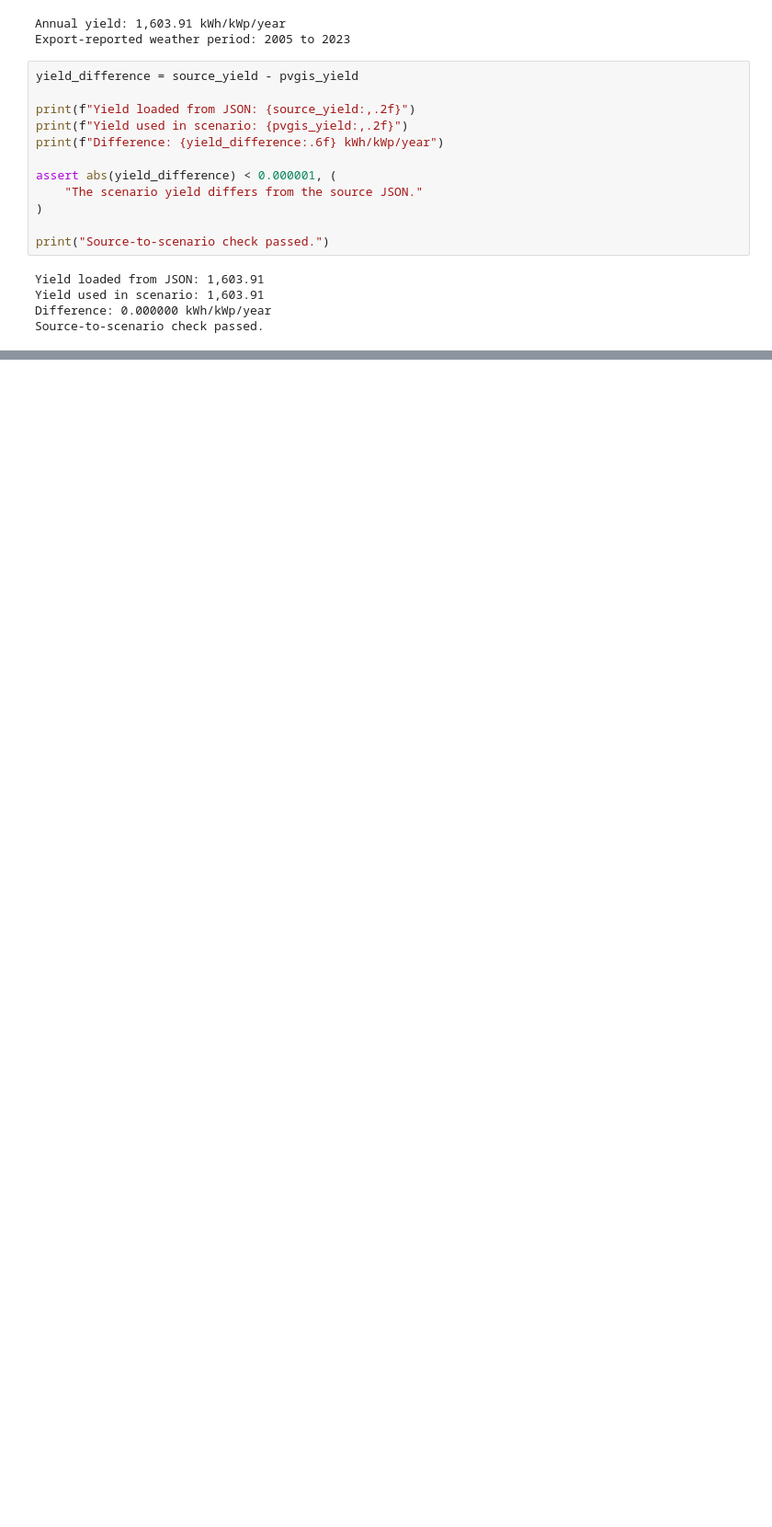
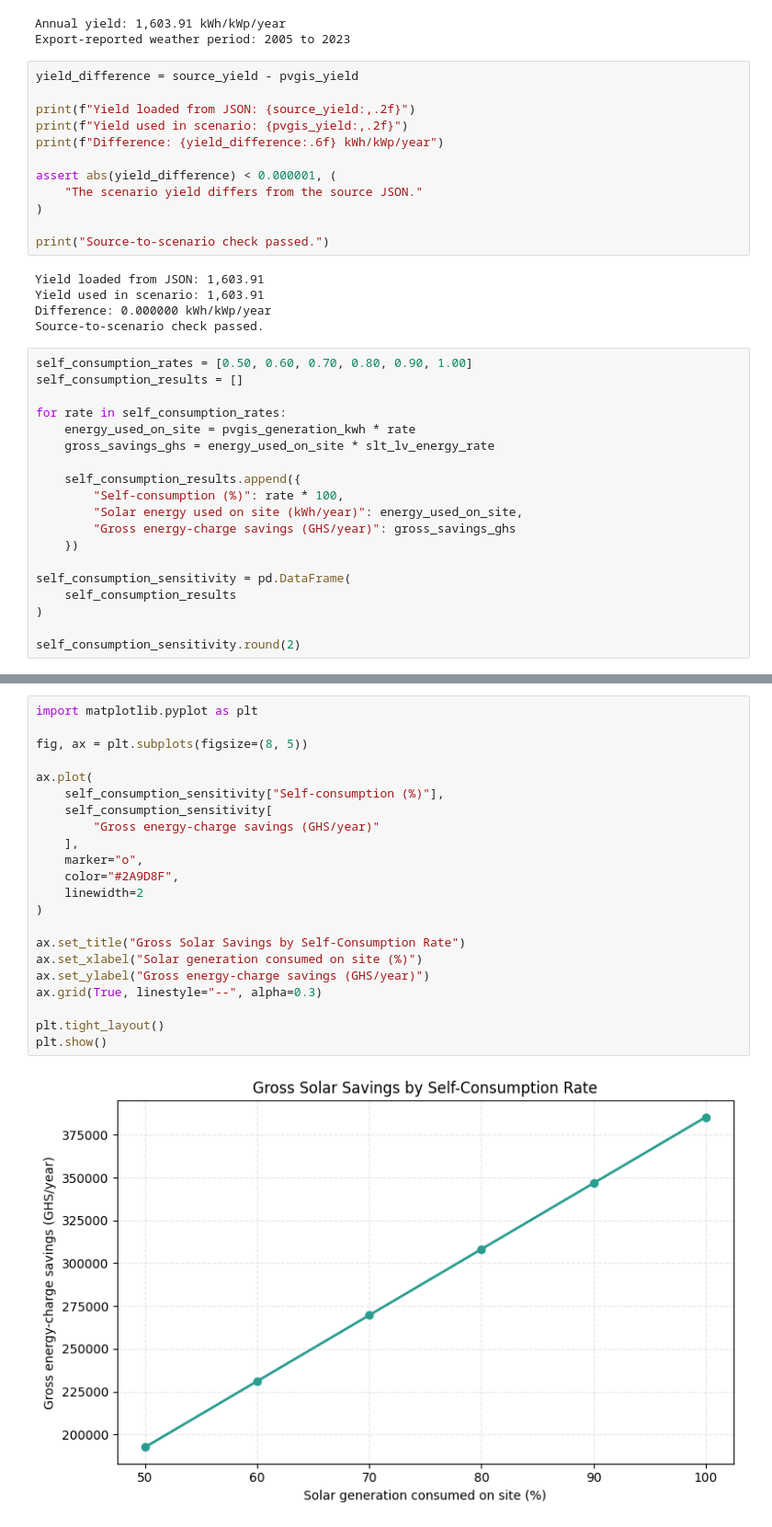
Before and after one commit to GHseyram/Ghana-energy-transition-investment-analytics, a Jupyter notebook: notebooks/04_ghana_solar_market_inputs.ipynb, the cells around one changed output, grey strips where cells are left out. Shown at 92% size. Cells and saved outputs as stored; diff of their text form; blank space fills up the shorter version.

Commit message:
Add self-consumption sensitivity and update evidence status

```diff
--- a/notebooks/04_ghana_solar_market_inputs.ipynb
+++ b/notebooks/04_ghana_solar_market_inputs.ipynb
@@ -708,3 +708,22 @@ Yield loaded from JSON: 1,603.91
 Yield used in scenario: 1,603.91
 Difference: 0.000000 kWh/kWp/year
 Source-to-scenario check passed.
+# %%
+self_consumption_rates = [0.50, 0.60, 0.70, 0.80, 0.90, 1.00]
+self_consumption_results = []
+
+for rate in self_consumption_rates:
+    energy_used_on_site = pvgis_generation_kwh * rate
+    gross_savings_ghs = energy_used_on_site * slt_lv_energy_rate
+
+    self_consumption_results.append({
+        "Self-consumption (%)": rate * 100,
+        "Solar energy used on site (kWh/year)": energy_used_on_site,
+        "Gross energy-charge savings (GHS/year)": gross_savings_ghs
+    })
+
+self_consumption_sensitivity = pd.DataFrame(
+    self_consumption_results
+)
+
+self_consumption_sensitivity.round(2)
@@ -710,0 +738,24 @@ Source-to-scenario check passed.
+# %%
+import matplotlib.pyplot as plt
+
+fig, ax = plt.subplots(figsize=(8, 5))
+
+ax.plot(
+    self_consumption_sensitivity["Self-consumption (%)"],
+    self_consumption_sensitivity[
+        "Gross energy-charge savings (GHS/year)"
+    ],
+    marker="o",
+    color="#2A9D8F",
+    linewidth=2
+)
+
+ax.set_title("Gross Solar Savings by Self-Consumption Rate")
+ax.set_xlabel("Solar generation consumed on site (%)")
+ax.set_ylabel("Gross energy-charge savings (GHS/year)")
+ax.grid(True, linestyle="--", alpha=0.3)
+
+plt.tight_layout()
+plt.show()
+# %% [output]
+[figure, added]
```
Also changed, not shown: parts of 3 cells of this notebook.
